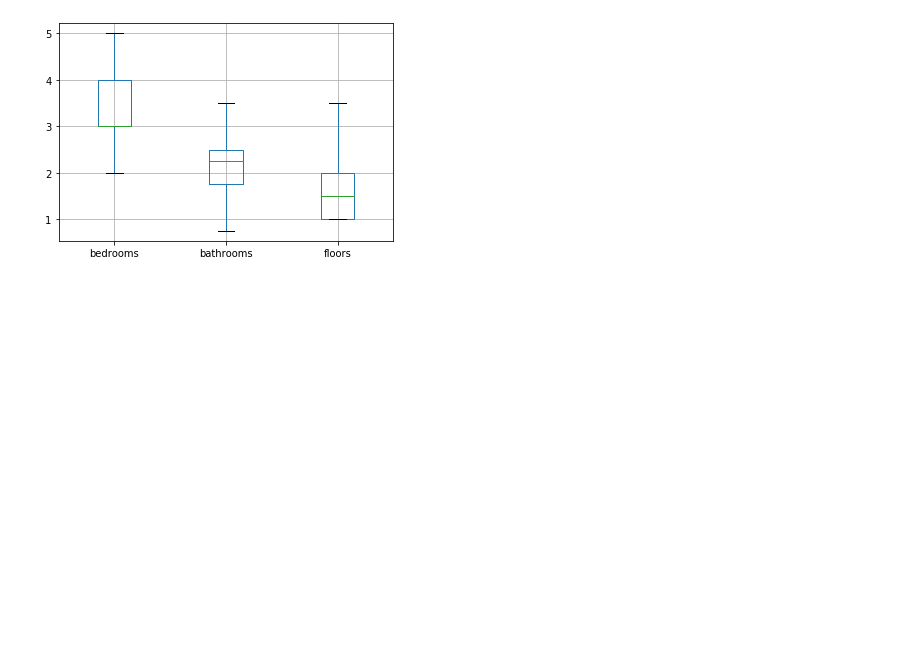
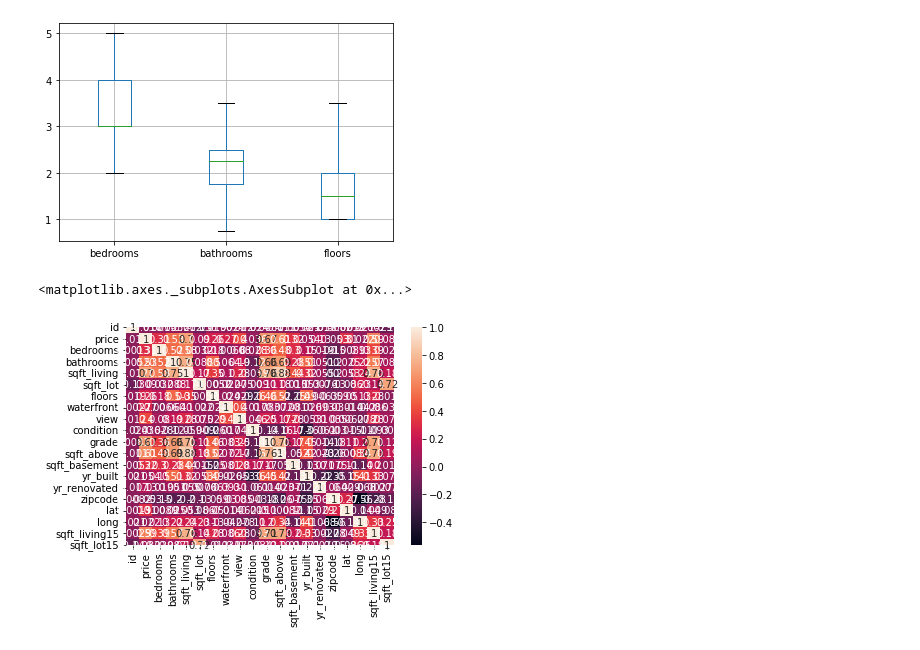
Before and after one commit to CodeYourDreams/Develop_Curriculum, a Jupyter notebook: Data Science/DS2) Interpreting Data/Interpreting Data.ipynb, the cells around one changed output. Saved outputs shown, nothing was run; the diff lists cells and outputs as text; code cells hidden in the pictures; blank space fills up the shorter version.

Commit message:
add heatmap

```diff
--- a/Data Science/DS2) Interpreting Data/Interpreting Data.ipynb
+++ b/Data Science/DS2) Interpreting Data/Interpreting Data.ipynb
@@ -4,5 +4,5 @@
 import pandas as pd
 import numpy as np
 
-houses = pd.read_csv("../housing_data.csv")
+data = pd.read_csv("../housing_data.csv")
 # %%
@@ -57,0 +60,6 @@ houses.boxplot(column=["bedrooms","bathrooms","floors"], showfliers=False)
+# %%
+correlations = data.corr()
+sns.heatmap(correlations, annot=True)
+# %% [output]
+<matplotlib.axes._subplots.AxesSubplot at 0x...>
+[figure, added]
```
Also changed, not shown: parts of 7 cells of this notebook.
